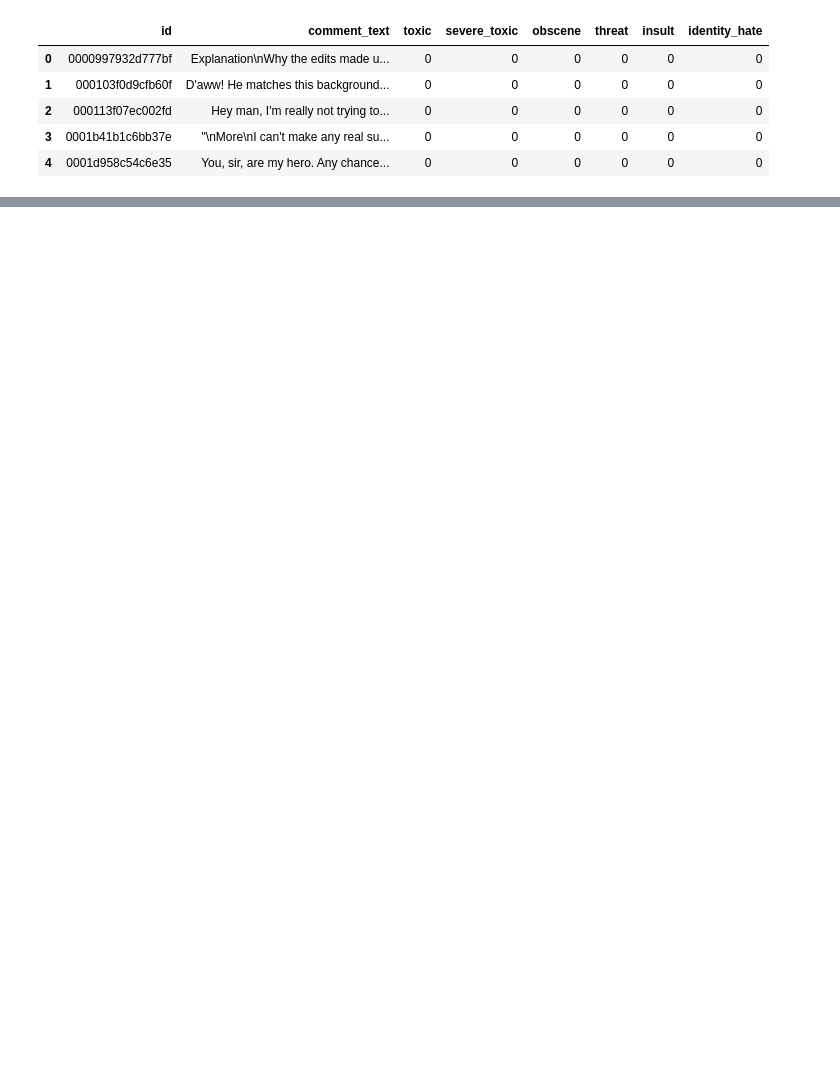
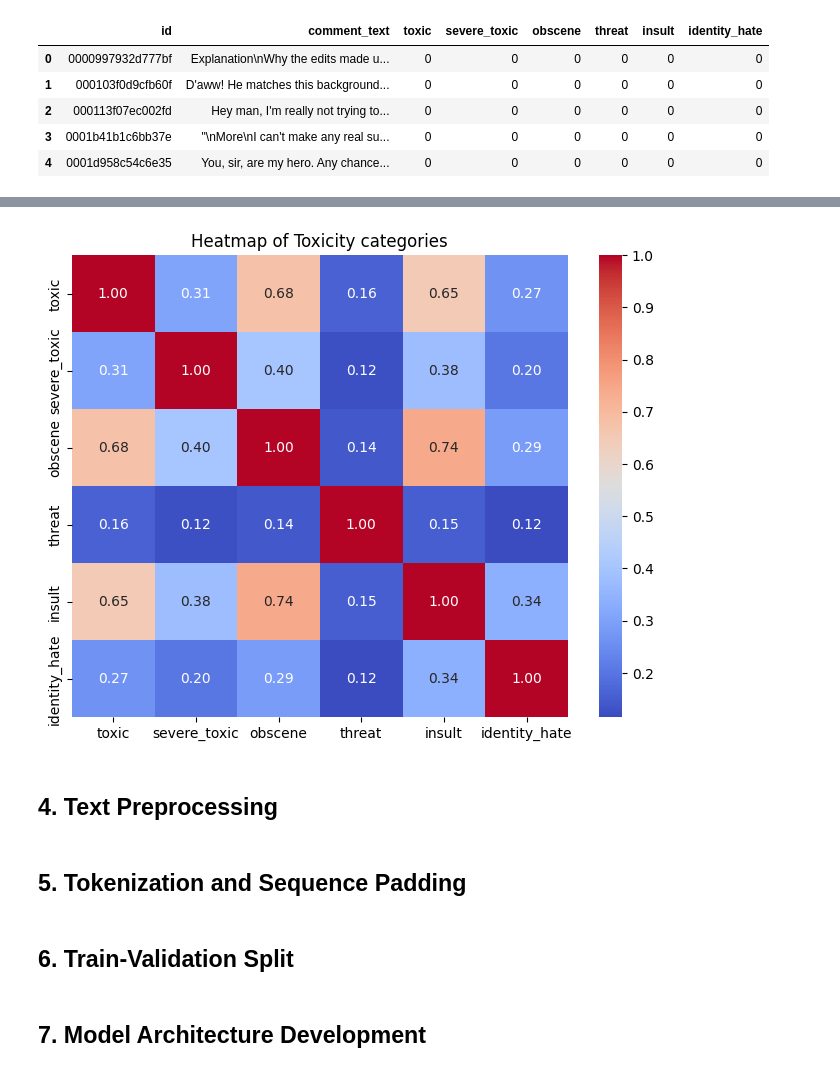
Before and after one commit to VignaPrasanna/Comment-Toxicity-Detection, a Jupyter notebook: comment_tox.ipynb, the cells around one changed output, grey strips where cells are left out. Drawn from its saved outputs; the diff is of its cells as text; code cells hidden in the pictures; blank space fills up the shorter version.

```diff
--- a/comment_tox.ipynb
+++ b/comment_tox.ipynb
@@ -24,3 +58,3 @@ Using device: cpu
 # %%
-train_df = pd.read_csv(r"D:\DS\MiniProjects\Comment Toxicity\Dataset\train.csv")
-test_df = pd.read_csv(r"D:\DS\MiniProjects\Comment Toxicity\Dataset\test.csv")
+train_df = pd.read_csv('/content/drive/MyDrive/Dataset/train.csv')
+test_df = pd.read_csv('/content/drive/MyDrive/Dataset/test.csv')
@@ -112,3 +126,0 @@ plt.show()
-# %%
-from sklearn.model_selection import train_test_split
-train_df, val_df = train_test_split(train_df, test_size=0.2, random_state=42, stratify=train_df['is_toxic'])
@@ -121,14 +126,0 @@ from nltk.corpus import stopwords
-# %%
-nltk.download('stopwords')
-stop_words = set(stopwords.words('english'))
-
-def clean_and_preprocess(text):
-    text = str(text).lower()
-    text = re.sub(r'[^a-zA-Z0-9\s]', '', text)
-
-    words = text.split()
-    filtered_words = [word for word in words if word not in stop_words]
-
-    return "️ ".join(filtered_words)
-
-train_df['cleaned_comment'] = train_df['comment_text'].apply(clean_and_preprocess)
@@ -177,0 +127,10 @@ val_loader = DataLoader(val_dataset, batch_size=BATCH_SIZE, shuffle=False)
+# %%
+# Label Correlation Analysis
+plt.figure(figsize=(8, 6))
+sns.heatmap(train_df[label_cols].corr(), annot=True, cmap='coolwarm', fmt='.2f')
+plt.title('Heatmap of Toxicity categories')
+plt.show()
+# %% [output]
+[figure, added]
+# %% [markdown]
+## 4. Text Preprocessing
@@ -177,0 +151,2 @@ val_loader = DataLoader(val_dataset, batch_size=BATCH_SIZE, shuffle=False)
+# %% [markdown]
+## 5. Tokenization and Sequence Padding
@@ -177,0 +166,2 @@ val_loader = DataLoader(val_dataset, batch_size=BATCH_SIZE, shuffle=False)
+# %% [markdown]
+## 6. Train-Validation Split
@@ -177,0 +172,2 @@ val_loader = DataLoader(val_dataset, batch_size=BATCH_SIZE, shuffle=False)
+# %% [markdown]
+## 7. Model Architecture Development
```
Also changed, not shown: parts of 33 cells of this notebook, 3 other files.
